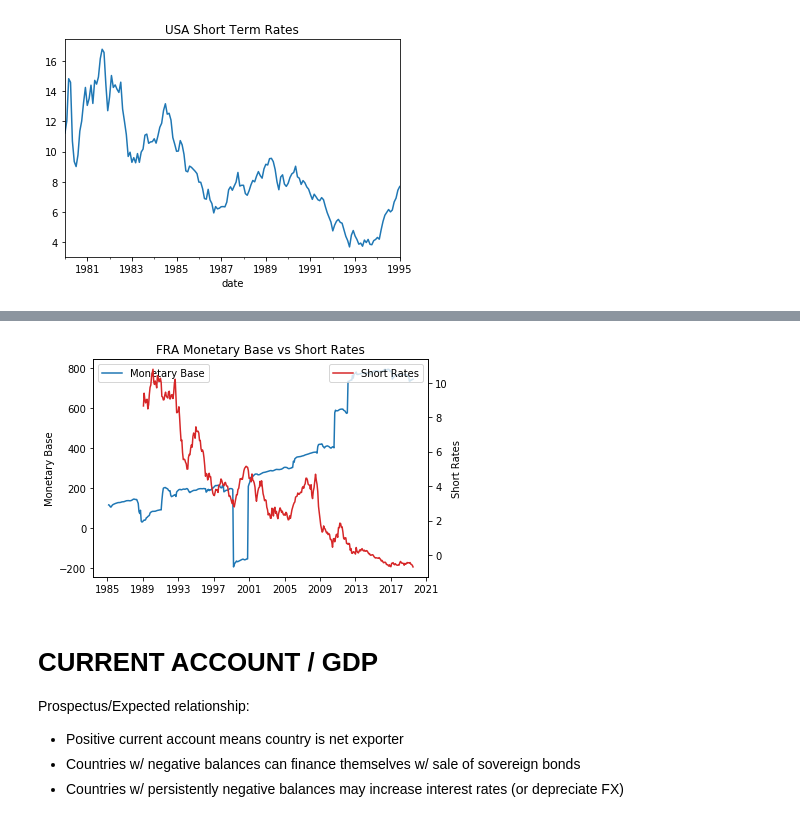
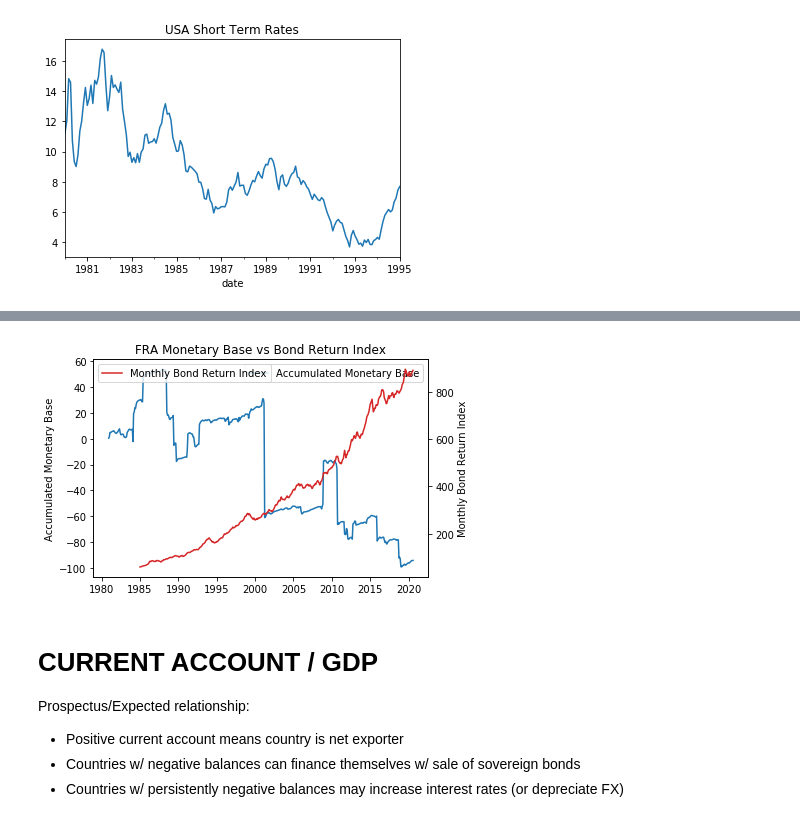
Before and after one commit to Mike-Huntress/Internship2020, a Jupyter notebook: Project_Workbook.ipynb, the cells around one changed output, grey strips where cells are left out. Saved outputs shown, nothing was run; the diff lists cells and outputs as text; code cells hidden in the pictures.

Commit message:
have gone through and updated my questions and kept working on monetary base

```diff
--- a/Project_Workbook.ipynb
+++ b/Project_Workbook.ipynb
@@ -35,6 +35,7 @@ I tried and failed to run my indicator search by diving logic/thinking-headfirst
 I want to solidify my sense of bond return index vs. bond returns vs. bond yields. Let me graph these and think through them a bit more.
 # %%
 BondReturnIndex = dl.pull('BondRetIdx/LocalFX') # daily, represents accumulated returns from holding 10-year bonds
+MonthlyBondReturnIndex = BondReturnIndex.resample('1M').mean()
 LongRates = dl.pull('LongRates') # monthly, nominal yield on 10-year govenment issued bonds
 
 # INTUITION/EXPECTATION CHECK
@@ -206,9 +223,7 @@ Questions:
 # %%
 # Monetary Base = accumulated change over 3-month vs 12-month periods
-ThreeMonthChangeinM2 = M2inUSD.pct_change().rolling(3).mean() ## Actually did I need to resample quarterly
-TwelveMonthChangeinM2 = M2inUSD.pct_change().rolling(12).mean() ## Resample yearly
+ThreeMonthChangeinM2 = M2inUSD.pct_change(2)
+TwelveMonthChangeinM2 = M2inUSD.pct_change(11)
+MonetaryBase = (ThreeMonthChangeinM2/TwelveMonthChangeinM2).cumsum()
 
-# For every month, I want MonetaryBase to say change in past 3 months vs past 12 months
-
-
-M2inUSD.tail()
+country = 'FRA'
@@ -270,23 +249,19 @@ ThreeMonthChangeinM2.tail()
 # %%
-# Exploring Specific Windows
-start = '1985-03'
-end = '2019-07'
-
-# Monetary Base vs Short Rates
+# Monetary Base vs. Bond Index Returns
 fig, ax1 = plt.subplots()
 ax2 = ax1.twinx()
 ax1_label = 'Monetary Base'
-ax1.plot(MonetaryBase[country].loc[pd.Period(start):pd.Period(end)].to_timestamp(), label = ax1_label)
+ax1.plot(MonetaryBase[country].to_timestamp(), label = ax1_label)
 ax1.set_ylabel(ax1_label)
 ax1.legend()
-ax2_label = 'Short Rates'
-ax2.plot(ShortRates[country].loc[pd.Period(start):pd.Period(end)].to_timestamp(), color = 'tab:red', label = ax2_label)
+ax2_label = 'Monthly Bond Return Index'
+ax2.plot(MonthlyBondReturnIndex[country].to_timestamp(), color = 'tab:red', label = ax2_label)
 ax2.set_ylabel(ax2_label)
 ax2.legend()
-plt.title(f'{country} Monetary Base vs Short Rates')
+plt.title(f'{country} Monetary Base vs Bond Return Index')
 plt.show()
 # %% [output]
-[figure, old version]
+[figure, new version]
 # %% [markdown]
 # CURRENT ACCOUNT / GDP
 
```
Also changed, not shown: parts of 19 cells of this notebook.
